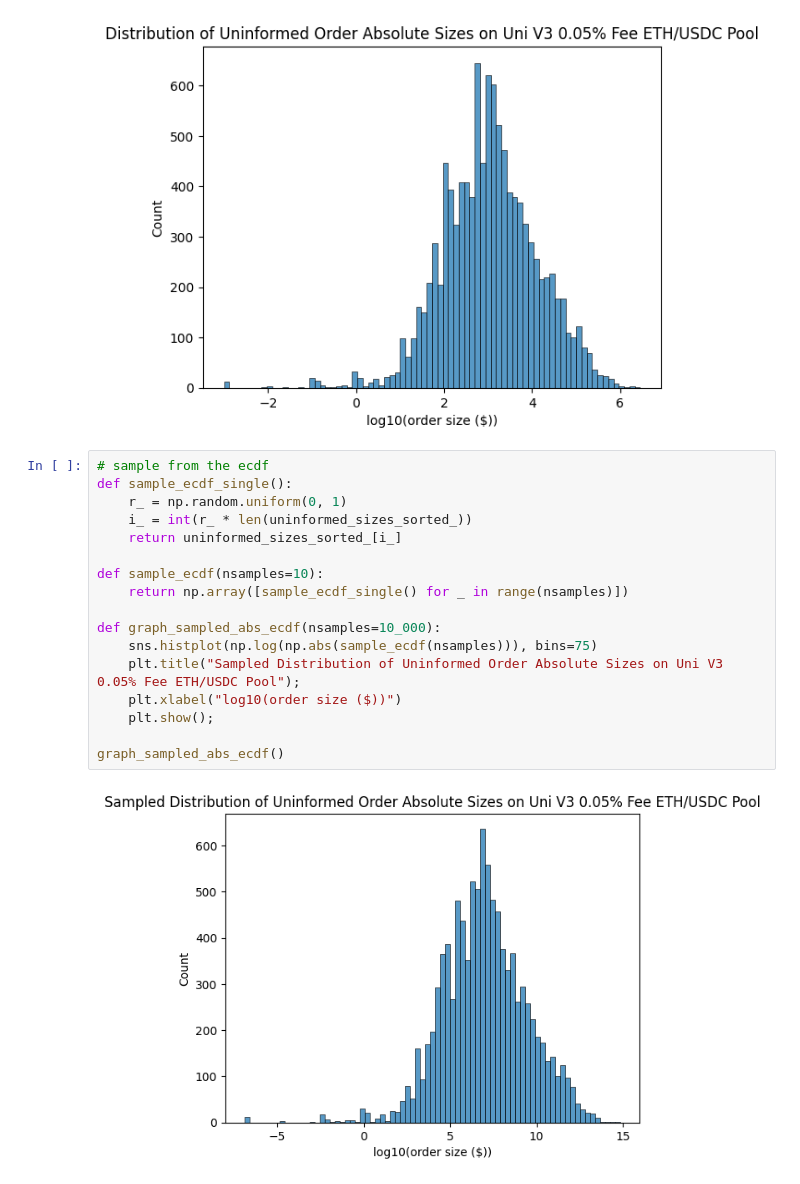
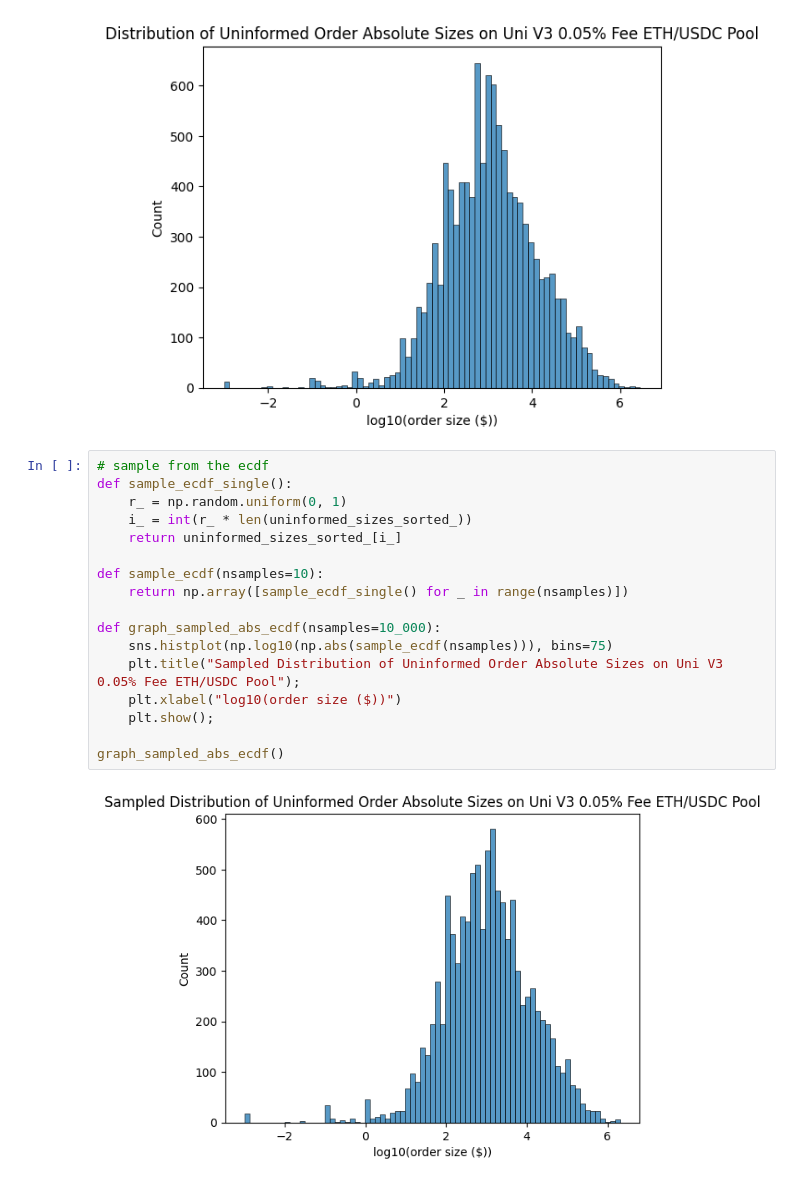
Before and after one commit to xenophonlabs/valuing-orderflow, a Jupyter notebook: src/uninformed-size-distribution.ipynb, the cells around one changed output. Cells and saved outputs as stored; diff of their text form.

```diff
--- a/src/uninformed-size-distribution.ipynb
+++ b/src/uninformed-size-distribution.ipynb
@@ -342,19 +342,19 @@ plt.xlabel("log10(order size ($))");
 # %%
 # sample from the ecdf
 def sample_ecdf_single():
     r_ = np.random.uniform(0, 1)
     i_ = int(r_ * len(uninformed_sizes_sorted_))
     return uninformed_sizes_sorted_[i_]
 
 def sample_ecdf(nsamples=10):
     return np.array([sample_ecdf_single() for _ in range(nsamples)])
 
 def graph_sampled_abs_ecdf(nsamples=10_000):
-    sns.histplot(np.log(np.abs(sample_ecdf(nsamples))), bins=75)
+    sns.histplot(np.log10(np.abs(sample_ecdf(nsamples))), bins=75)
     plt.title("Sampled Distribution of Uninformed Order Absolute Sizes on Uni V3 0.05% Fee ETH/USDC Pool");
     plt.xlabel("log10(order size ($))")
     plt.show();
 
 graph_sampled_abs_ecdf()
 # %% [output]
-[figure, old version]
+[figure, new version]
```
Also changed, not shown: parts of 1 cell of this notebook.
